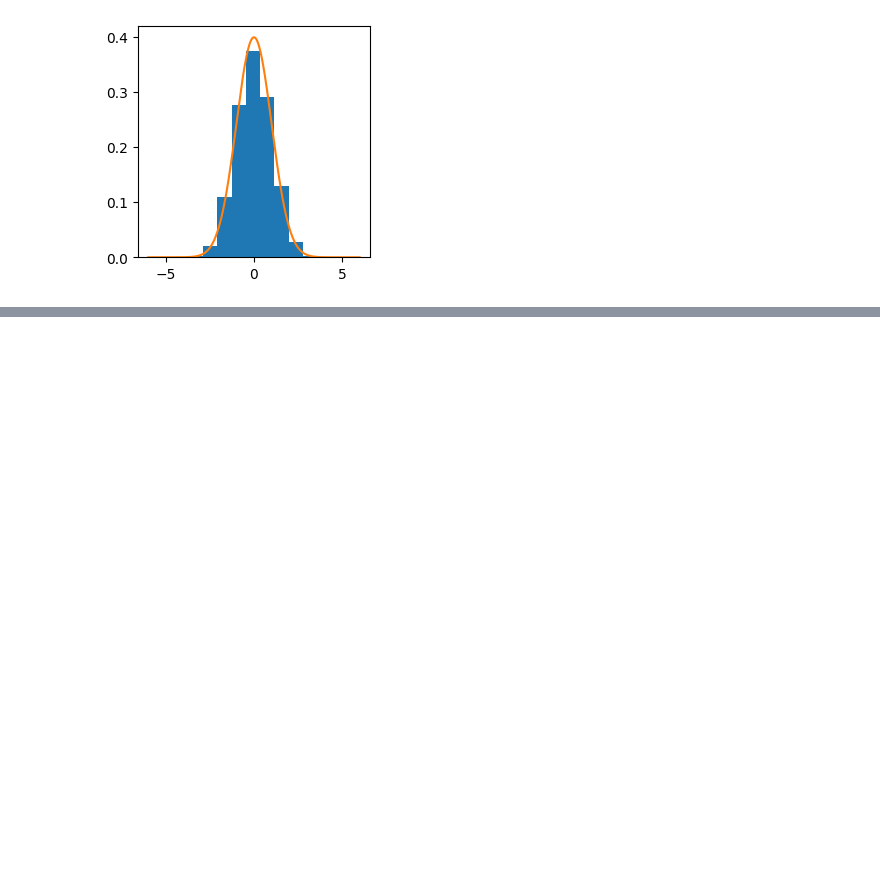
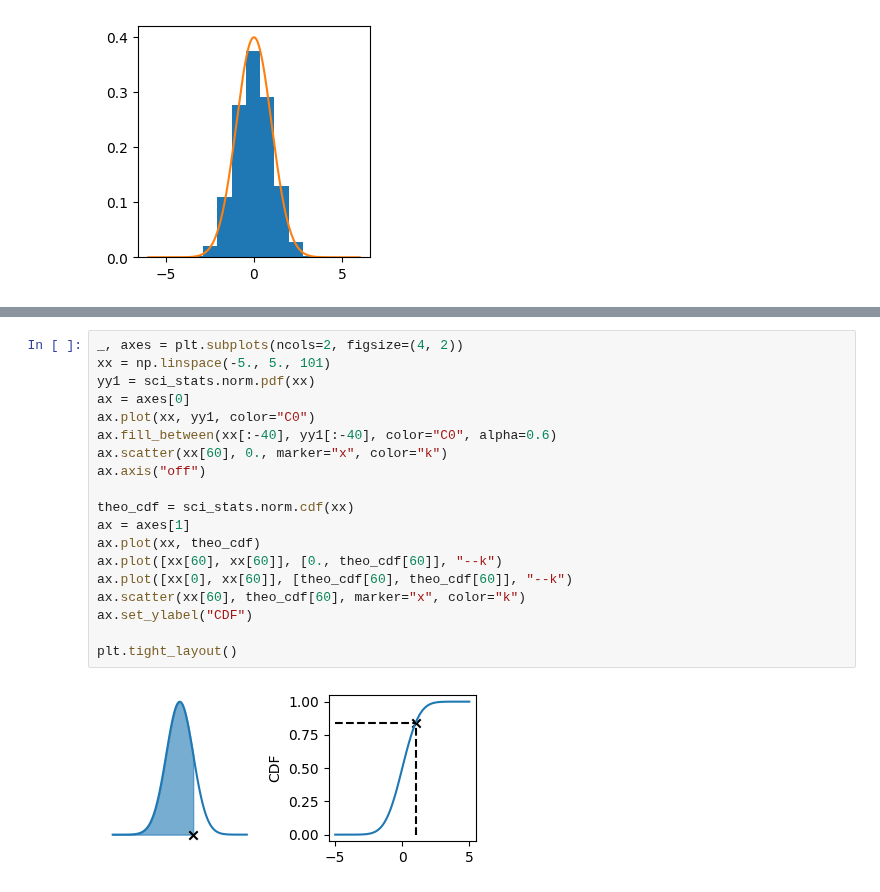
Before and after one commit to XingLLiu/robust-kernel-test, a Jupyter notebook: notebooks/turing_talk.ipynb, the cells around one changed output, grey strips where cells are left out. Saved outputs shown, nothing was run; the diff lists cells and outputs as text; blank space fills up the shorter version.

```diff
--- a/notebooks/turing_talk.ipynb
+++ b/notebooks/turing_talk.ipynb
@@ -140,0 +215,21 @@ ax.plot(xx, yy)
+# %%
+_, axes = plt.subplots(ncols=2, figsize=(4, 2))
+xx = np.linspace(-5., 5., 101)
+yy1 = sci_stats.norm.pdf(xx)
+ax = axes[0]
+ax.plot(xx, yy1, color="C0")
+ax.fill_between(xx[:-40], yy1[:-40], color="C0", alpha=0.6)
+ax.scatter(xx[60], 0., marker="x", color="k")
+ax.axis("off")
+
+theo_cdf = sci_stats.norm.cdf(xx)
+ax = axes[1]
+ax.plot(xx, theo_cdf)
+ax.plot([xx[60], xx[60]], [0., theo_cdf[60]], "--k")
+ax.plot([xx[0], xx[60]], [theo_cdf[60], theo_cdf[60]], "--k")
+ax.scatter(xx[60], theo_cdf[60], marker="x", color="k")
+ax.set_ylabel("CDF")
+
+plt.tight_layout()
+# %% [output]
+[figure, added]
```
Also changed, not shown: parts of 41 cells of this notebook, 4 other files.
